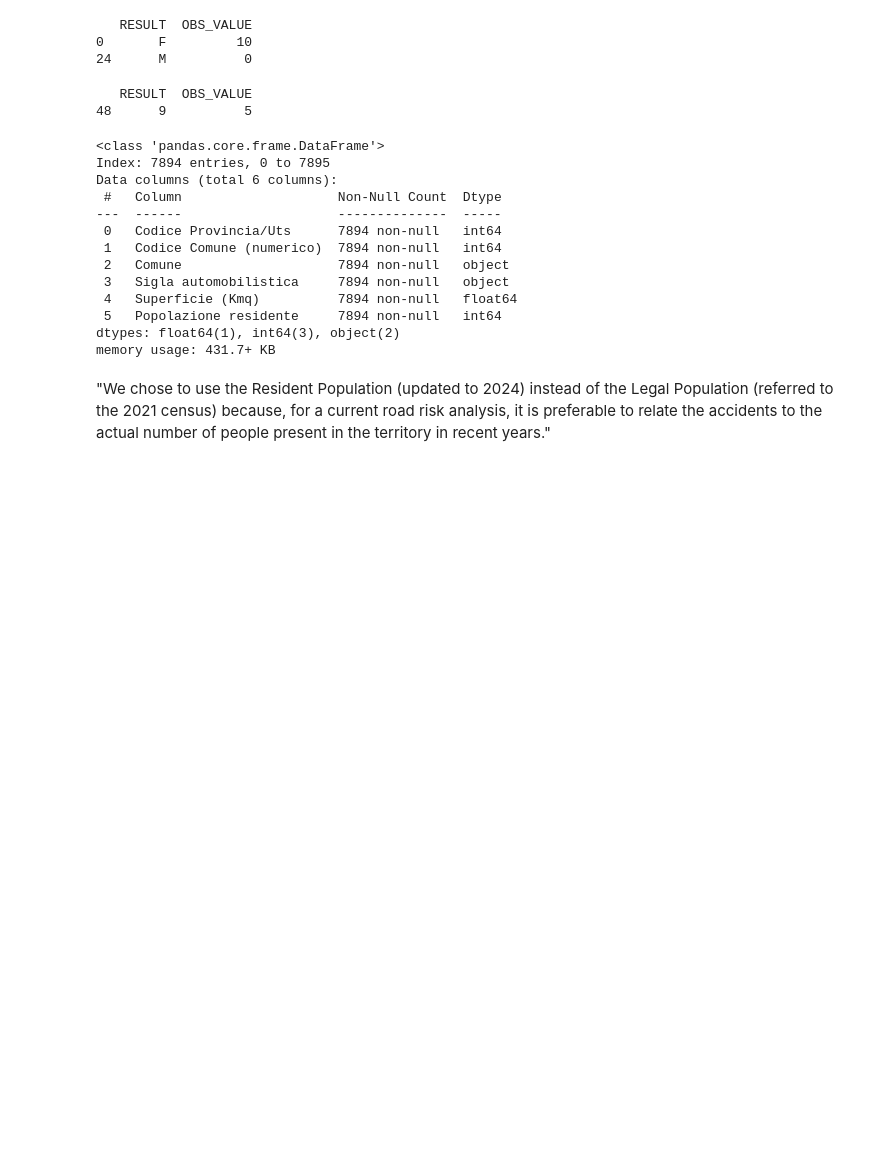
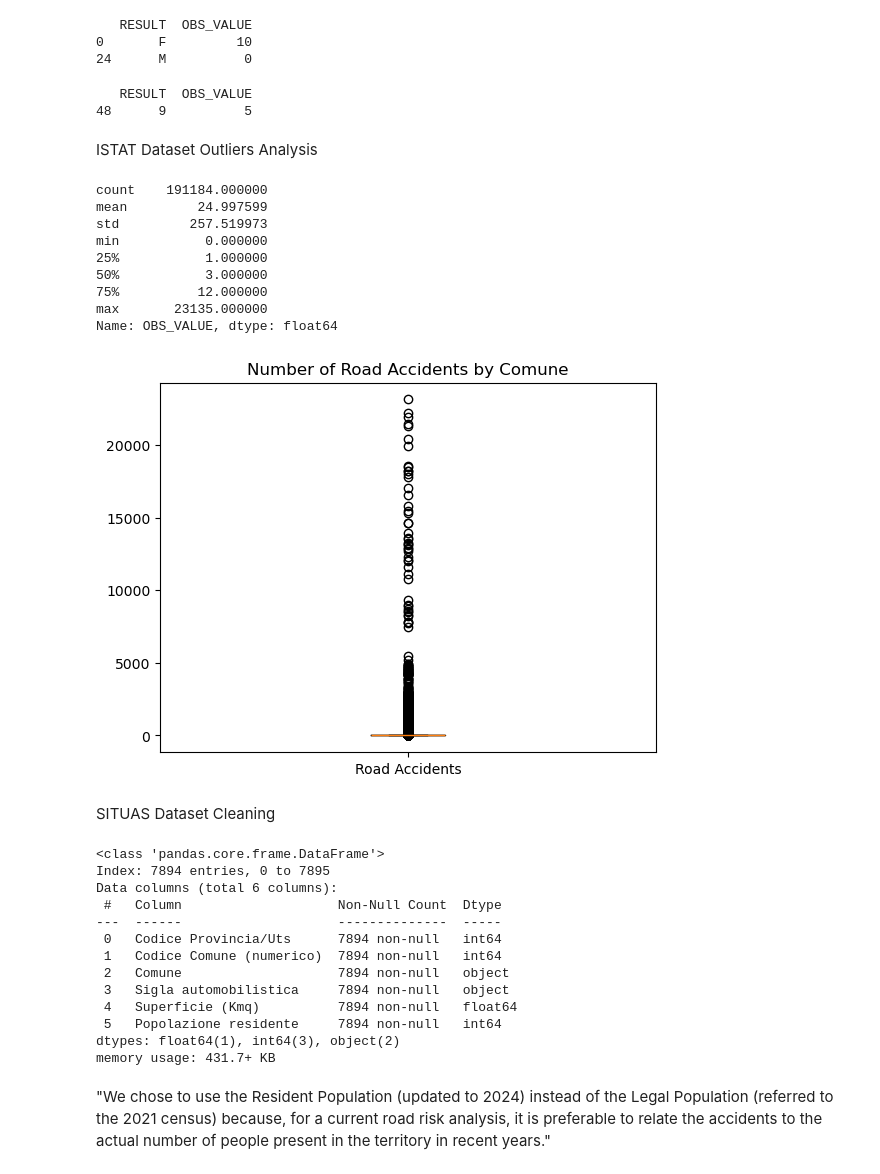
Before and after one commit to alberto-lorenzi/capstone_project, a Jupyter notebook: traffic_accident_analysis.ipynb, the cells around one changed output. Saved outputs shown, nothing was run; the diff lists cells and outputs as text; code cells hidden in the pictures; blank space fills up the shorter version.

Commit message:
Added Outliers Analysis

```diff
--- a/traffic_accident_analysis.ipynb
+++ b/traffic_accident_analysis.ipynb
@@ -63,6 +66,27 @@ print(test_roadacc[["RESULT", "OBS_VALUE"]])
 # %% [output]
    RESULT  OBS_VALUE
 48      9          5
+# %% [markdown]
+ISTAT Dataset Outliers Analysis
+# %%
+df_roadacc = df_accidents[df_accidents["DATA_TYPE"] == "ROADACC"].copy()
+print(df_roadacc["OBS_VALUE"].describe())
+plt.boxplot(df_roadacc["OBS_VALUE"], tick_labels = ["Road Accidents"])
+plt.title("Number of Road Accidents by Comune")
+plt.show()
+# %% [output]
+count    191184.000000
+mean         24.997599
+std         257.519973
+min           0.000000
+25%           1.000000
+50%           3.000000
+75%          12.000000
+max       23135.000000
+Name: OBS_VALUE, dtype: float64
+[figure, added]
+# %% [markdown]
+SITUAS Dataset Cleaning
 # %%
 df_situas = pd.read_csv("dataset_situas_2024.csv", sep=";")
 
```
Also changed, not shown: parts of 4 cells of this notebook, 1 other file.
